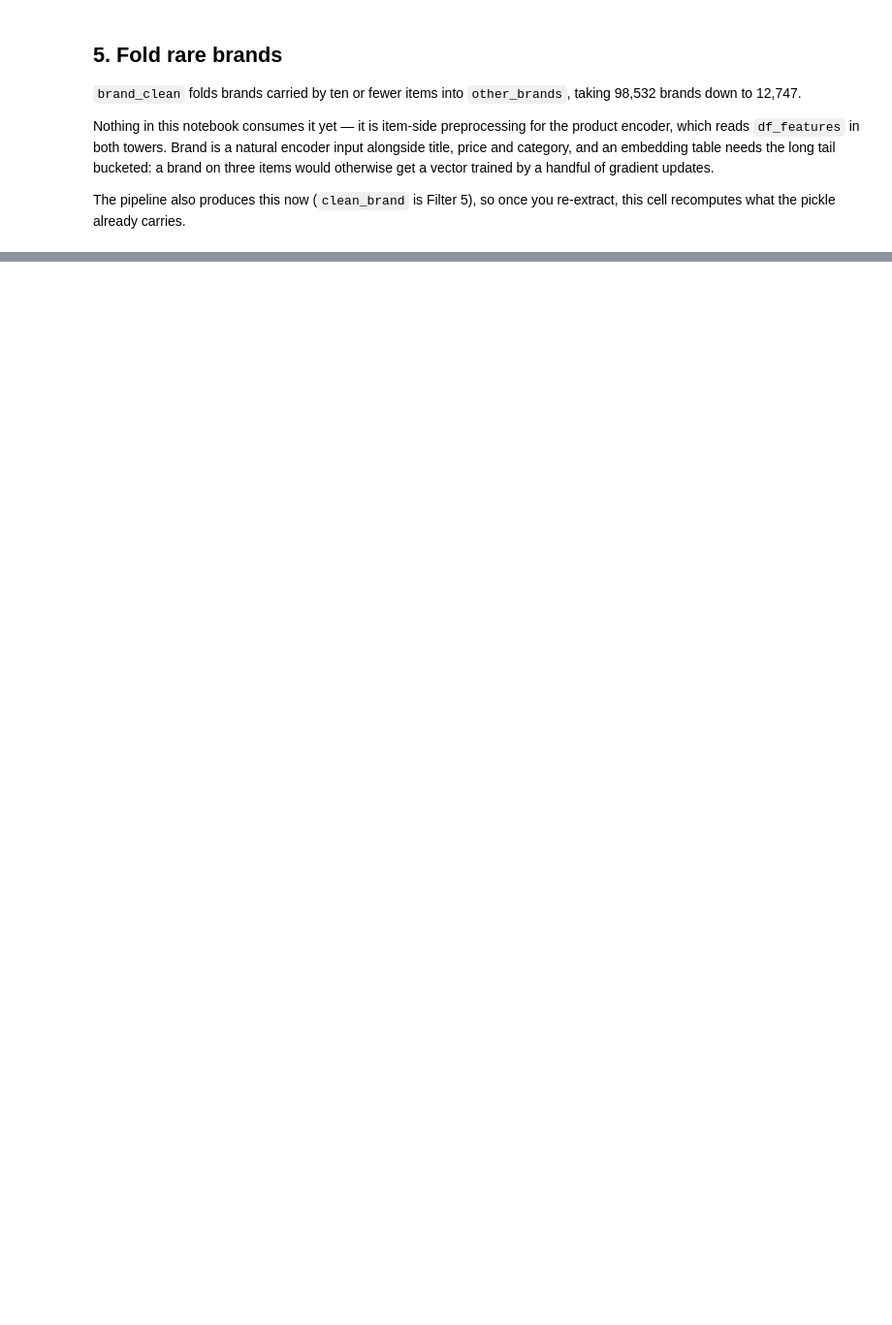
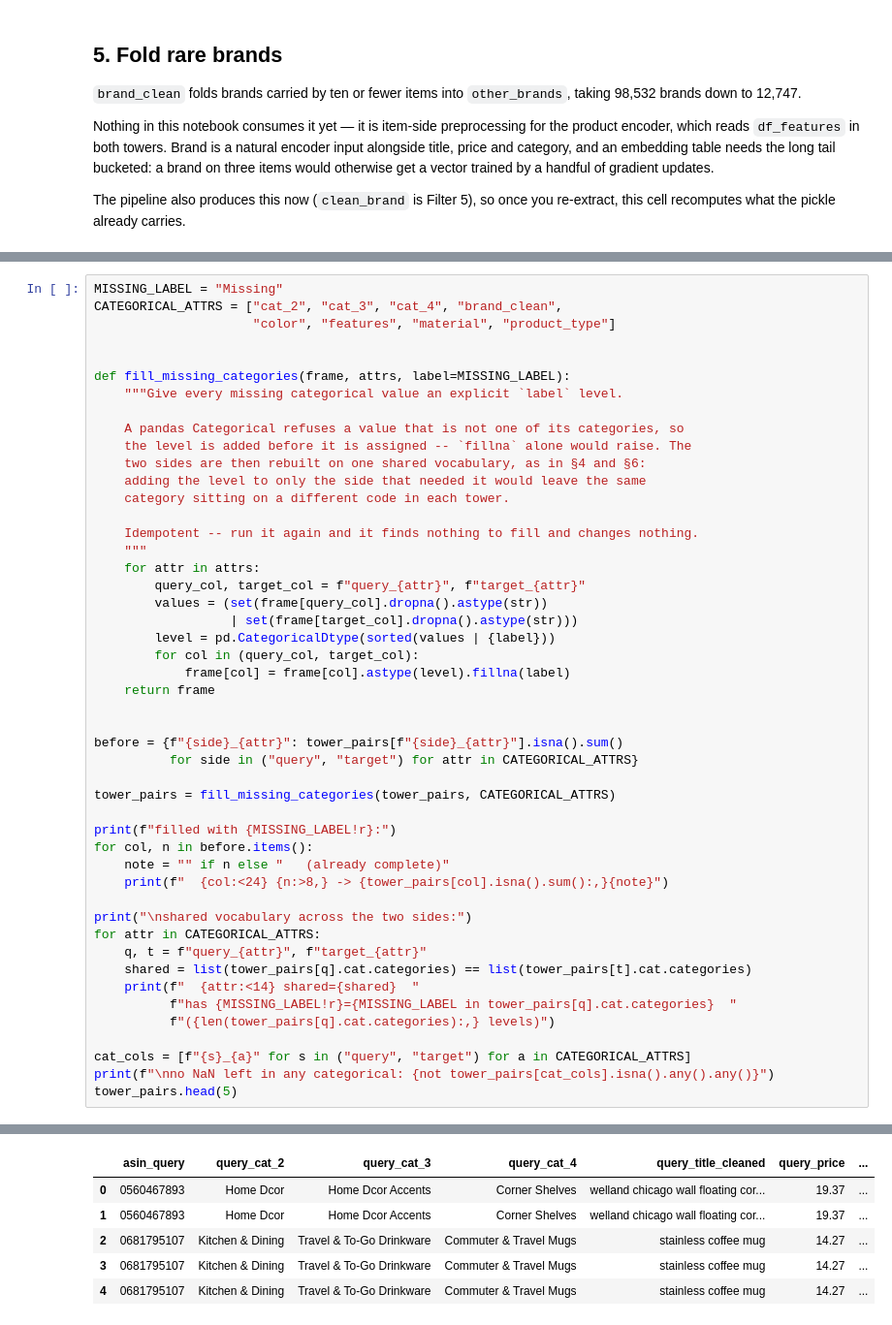
Before and after one commit to flamesmith/RecSystem, a Jupyter notebook: ttn/ttn_complementary.ipynb, the cells around one changed output, grey strips where cells are left out. Shown at 97% size. Drawn from its saved outputs; the diff is of its cells as text; blank space fills up the shorter version.

```diff
--- a/ttn/ttn_complementary.ipynb
+++ b/ttn/ttn_complementary.ipynb
@@ -402,0 +748,49 @@ print(df_features["brand_clean"].value_counts().head(10))
+# %%
+MISSING_LABEL = "Missing"
+CATEGORICAL_ATTRS = ["cat_2", "cat_3", "cat_4", "brand_clean",
+                     "color", "features", "material", "product_type"]
+
+
+def fill_missing_categories(frame, attrs, label=MISSING_LABEL):
+    """Give every missing categorical value an explicit `label` level.
+
+    A pandas Categorical refuses a value that is not one of its categories, so
+    the level is added before it is assigned -- `fillna` alone would raise. The
+    two sides are then rebuilt on one shared vocabulary, as in §4 and §6:
+    adding the level to only the side that needed it would leave the same
+    category sitting on a different code in each tower.
+
+    Idempotent -- run it again and it finds nothing to fill and changes nothing.
+    """
+    for attr in attrs:
+        query_col, target_col = f"query_{attr}", f"target_{attr}"
+        values = (set(frame[query_col].dropna().astype(str))
+                  | set(frame[target_col].dropna().astype(str)))
+        level = pd.CategoricalDtype(sorted(values | {label}))
+        for col in (query_col, target_col):
+            frame[col] = frame[col].astype(level).fillna(label)
+    return frame
+
+
+before = {f"{side}_{attr}": tower_pairs[f"{side}_{attr}"].isna().sum()
+          for side in ("query", "target") for attr in CATEGORICAL_ATTRS}
+
+tower_pairs = fill_missing_categories(tower_pairs, CATEGORICAL_ATTRS)
+
+print(f"filled with {MISSING_LABEL!r}:")
+for col, n in before.items():
+    note = "" if n else "   (already complete)"
+    print(f"  {col:<24} {n:>8,} -> {tower_pairs[col].isna().sum():,}{note}")
+
+print("\nshared vocabulary across the two sides:")
+for attr in CATEGORICAL_ATTRS:
+    q, t = f"query_{attr}", f"target_{attr}"
+    shared = list(tower_pairs[q].cat.categories) == list(tower_pairs[t].cat.categories)
+    print(f"  {attr:<14} shared={shared}  "
+          f"has {MISSING_LABEL!r}={MISSING_LABEL in tower_pairs[q].cat.categories}  "
+          f"({len(tower_pairs[q].cat.categories):,} levels)")
+
+cat_cols = [f"{s}_{a}" for s in ("query", "target") for a in CATEGORICAL_ATTRS]
+print(f"\nno NaN left in any categorical: {not tower_pairs[cat_cols].isna().any().any()}")
+tower_pairs.head(5)
+# %% [output]
@@ -402,0 +814,6 @@ print(df_features["brand_clean"].value_counts().head(10))
+|  | asin_query | query_cat_2 | query_cat_3 | query_cat_4 | query_title_cleaned | query_price | ... |
+| 0 | 0560467893 | Home Dcor | Home Dcor Accents | Corner Shelves | welland chicago wall floating cor... | 19.37 | ... |
+| 1 | 0560467893 | Home Dcor | Home Dcor Accents | Corner Shelves | welland chicago wall floating cor... | 19.37 | ... |
+| 2 | 0681795107 | Kitchen & Dining | Travel & To-Go Drinkware | Commuter & Travel Mugs | stainless coffee mug | 14.27 | ... |
+| 3 | 0681795107 | Kitchen & Dining | Travel & To-Go Drinkware | Commuter & Travel Mugs | stainless coffee mug | 14.27 | ... |
+| 4 | 0681795107 | Kitchen & Dining | Travel & To-Go Drinkware | Commuter & Travel Mugs | stainless coffee mug | 14.27 | ... |
```
Also changed, not shown: parts of 12 cells of this notebook.
